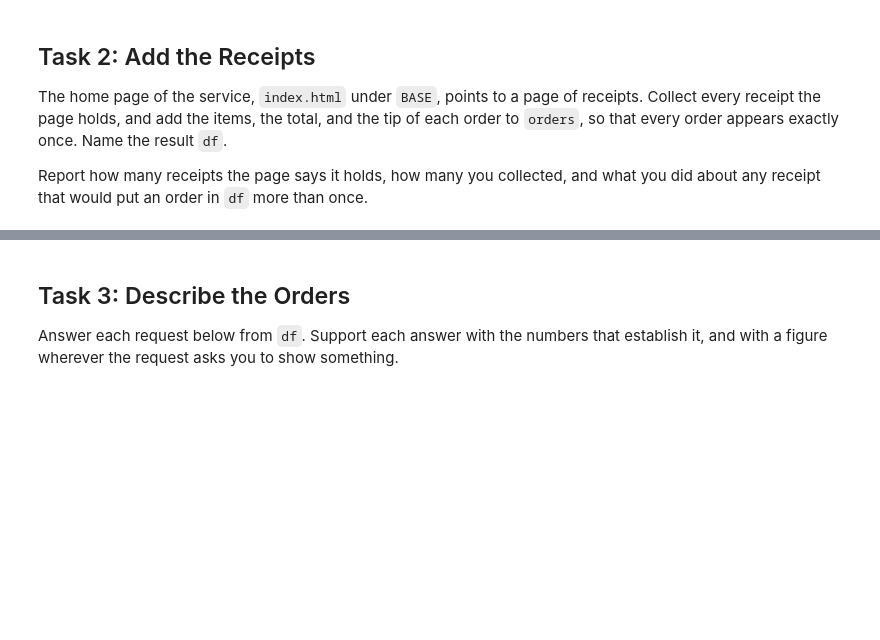
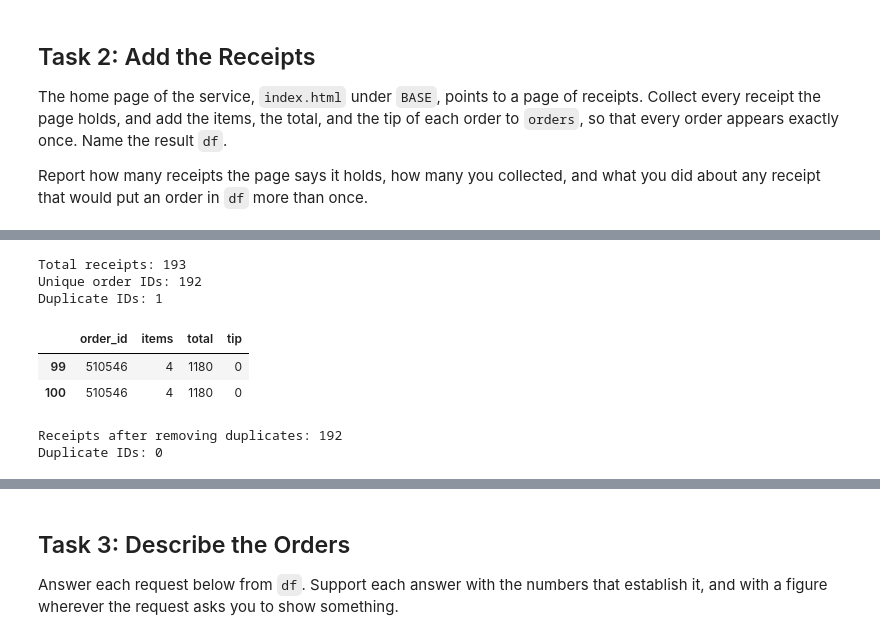
Before and after one commit to andrejgruevski/data-science, a Jupyter notebook: labs/02-food-delivery/notebook.ipynb, the cells around one changed output, grey strips where cells are left out. Drawn from its saved outputs; the diff is of its cells as text; code cells hidden in the pictures; blank space fills up the shorter version.

```diff
--- a/labs/02-food-delivery/notebook.ipynb
+++ b/labs/02-food-delivery/notebook.ipynb
@@ -355,0 +387,21 @@ Report how many receipts the page says it holds, how many you collected, and wha
+# %%
+print("Total receipts:", len(receipts))
+print("Unique order IDs:", receipts["order_id"].nunique())
+print("Duplicate IDs:", receipts["order_id"].duplicated().sum())
+
+display(receipts[receipts.duplicated(subset="order_id", keep=False)])
+# %% [output]
+Total receipts: 193
+Unique order IDs: 192
+Duplicate IDs: 1
+|  | order_id | items | total | tip |
+| 99 | 510546 | 4 | 1180 | 0 |
+| 100 | 510546 | 4 | 1180 | 0 |
+# %%
+receipts = receipts.drop_duplicates(subset="order_id").reset_index(drop=True)
+
+print("Receipts after removing duplicates:", len(receipts))
+print("Duplicate IDs:", receipts["order_id"].duplicated().sum())
+# %% [output]
+Receipts after removing duplicates: 192
+Duplicate IDs: 0
```
Also changed, not shown: parts of 8 cells of this notebook.
